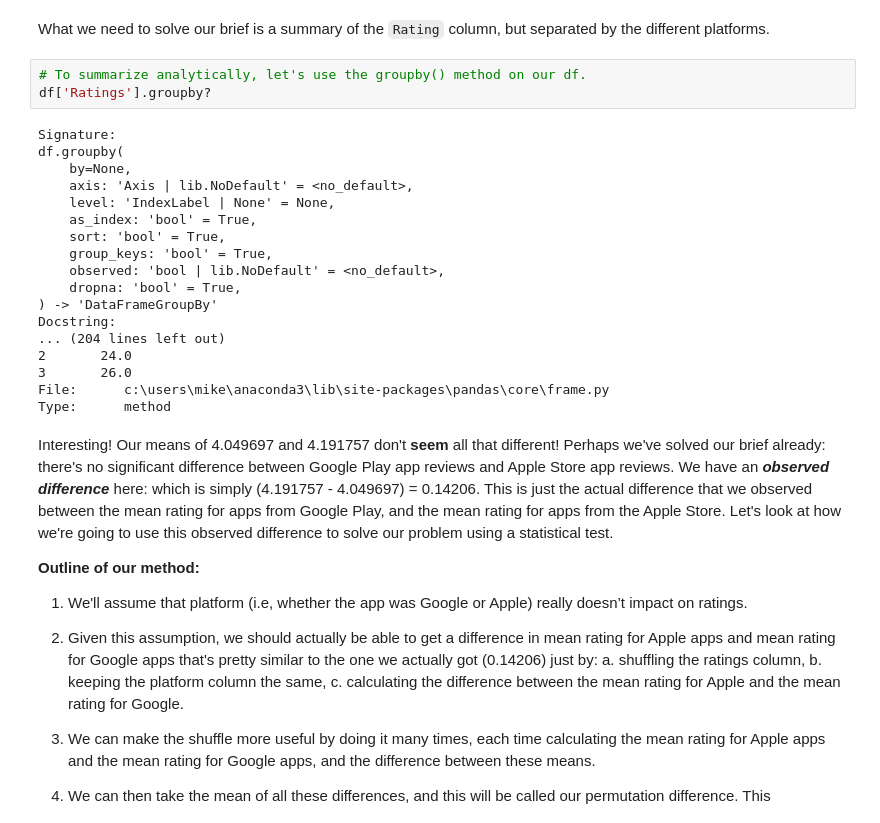
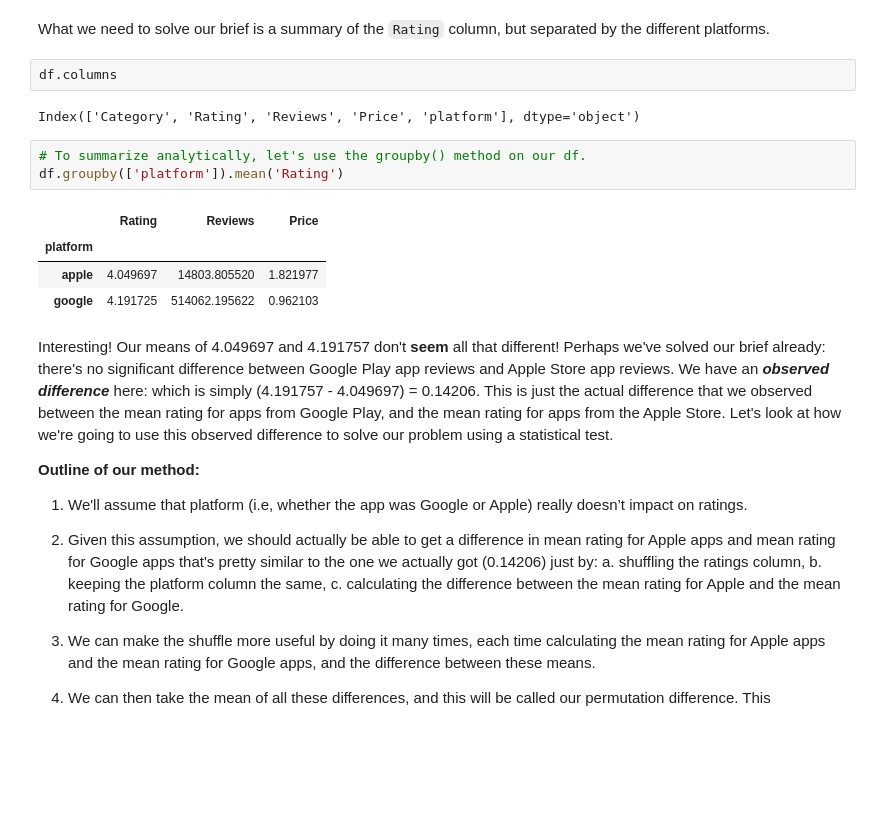
Before and after one commit to mdgarber/IntegratingApps, a Jupyter notebook: Project files/Springboard Apps project - Tier 3 - Complete.ipynb, the cells around one changed output. Saved outputs shown, nothing was run; the diff lists cells and outputs as text; blank space fills up the shorter version.

```diff
--- a/Project files/Springboard Apps project - Tier 3 - Complete.ipynb
+++ b/Project files/Springboard Apps project - Tier 3 - Complete.ipynb
@@ -408,27 +408,18 @@ df.shape
 ### 2g. Summarize the data visually and analytically (by the column `platform`)
 # %% [markdown]
 What we need to solve our brief is a summary of the `Rating` column, but separated by the different platforms.
+# %%
+df.columns
+# %% [output]
+Index(['Category', 'Rating', 'Reviews', 'Price', 'platform'], dtype='object')
 # %%
 # To summarize analytically, let's use the groupby() method on our df.
-df['Ratings'].groupby?
+df.groupby(['platform']).mean('Rating')
 # %% [output]
-Signature:
-df.groupby(
-    by=None,
-    axis: 'Axis | lib.NoDefault' = <no_default>,
-    level: 'IndexLabel | None' = None,
-    as_index: 'bool' = True,
-    sort: 'bool' = True,
-    group_keys: 'bool' = True,
-    observed: 'bool | lib.NoDefault' = <no_default>,
-    dropna: 'bool' = True,
-) -> 'DataFrameGroupBy'
-Docstring:
-... (204 lines left out)
-2       24.0
-3       26.0
-File:      c:\users\mike\anaconda3\lib\site-packages\pandas\core\frame.py
-Type:      method
+|  | Rating | Reviews | Price |
+| platform |  |  |  |
+| apple | 4.049697 | 14803.805520 | 1.821977 |
+| google | 4.191725 | 514062.195622 | 0.962103 |
 # %% [markdown]
 Interesting! Our means of 4.049697 and 4.191757 don't **seem** all that different! Perhaps we've solved our brief already: there's no significant difference between Google Play app reviews and Apple Store app reviews. We have an ***observed difference*** here: which is simply (4.191757 - 4.049697) = 0.14206. This is just the actual difference that we observed between the mean rating for apps from Google Play, and the mean rating for apps from the Apple Store. Let's look at how we're going to use this observed difference to solve our problem using a statistical test.
 
```
Also changed, not shown: parts of 2 cells of this notebook.
